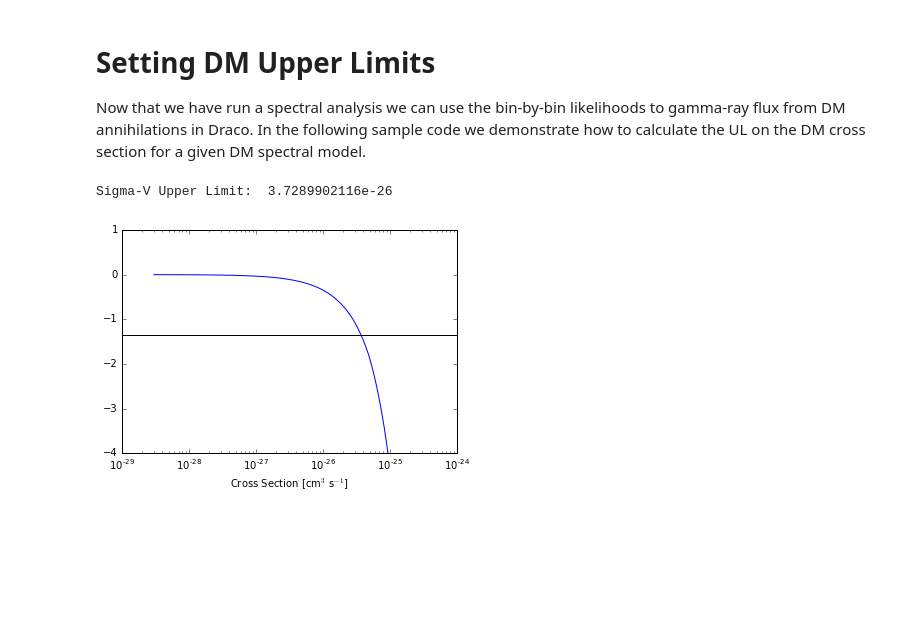
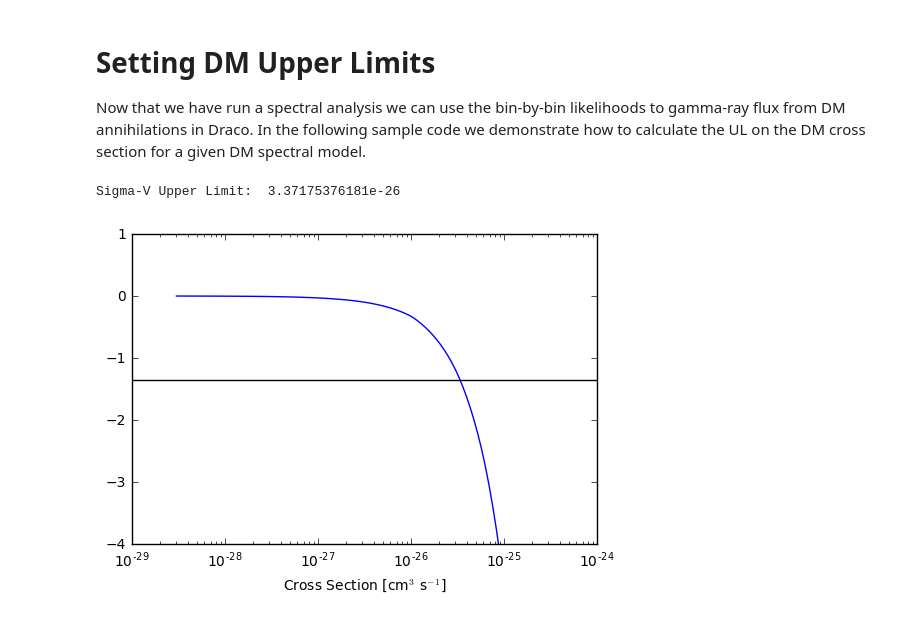
Before and after one commit to fermiPy/fermipy-extra, a Jupyter notebook: notebooks/draco.ipynb, the cells around one changed output. Drawn from its saved outputs; the diff is of its cells as text; code cells hidden in the pictures; blank space fills up the shorter version.

```diff
--- a/notebooks/draco.ipynb
+++ b/notebooks/draco.ipynb
@@ -351,37 +365,38 @@ class SEDLike(object):
 
     def __init__(self,sed):
         self._sed = sed
+        self._eflux_scan = sed['norm_scan']*sed['ref_eflux'][:,None]
 
     def __call__(self,eflux):
         lnl = np.zeros(eflux.shape)
-        for i, ectr in enumerate(self._sed['ectr']):
+        for i, ectr in enumerate(self._sed['e_ctr']):
             v = np.interp(eflux[i],
-                          self._sed['lnlprofile'][i]['eflux'],
-                          self._sed['lnlprofile'][i]['dloglike'])
+                          self._eflux_scan[i],
+                          self._sed['dloglike_scan'][i])
             lnl[i] += v
         return np.sum(lnl,axis=0)
 
-ebins = np.array(list(data['logemin']) + list([data['logemax'][-1]]))
+ebins = np.array(list(data['loge_min']) + list([data['loge_max'][-1]]))
 eflux = integrate_eflux(dmf,ebins)
 sigmav = 3.E-26*np.logspace(-3.,1.,101)
 eflux = eflux[:,np.newaxis]*np.logspace(-3,1,101)[np.newaxis,:]
 
 slike = SEDLike(data)
 lnl = slike(eflux)
 lnl -= np.max(lnl)
 
 # Plot log-likelihood profile
 
 plt.figure()
 plt.plot(sigmav,lnl)
 plt.gca().set_xscale('log')
 plt.gca().axhline(-2.71/2.,color='k')
 plt.gca().set_ylim(-4,1)
 plt.gca().set_xlabel('Cross Section [cm$^{3}$ s$^{-1}$]')
 
 sigmav_ul = float(np.interp(2.71/2.,-lnl,sigmav))
 
 print 'Sigma-V Upper Limit: ', sigmav_ul
 # %% [output]
-Sigma-V Upper Limit:  3.7289902116e-26
+Sigma-V Upper Limit:  3.37175376181e-26
-[figure, old version]
+[figure, new version]
```
Also changed, not shown: parts of 13 cells of this notebook, 1 other file.
